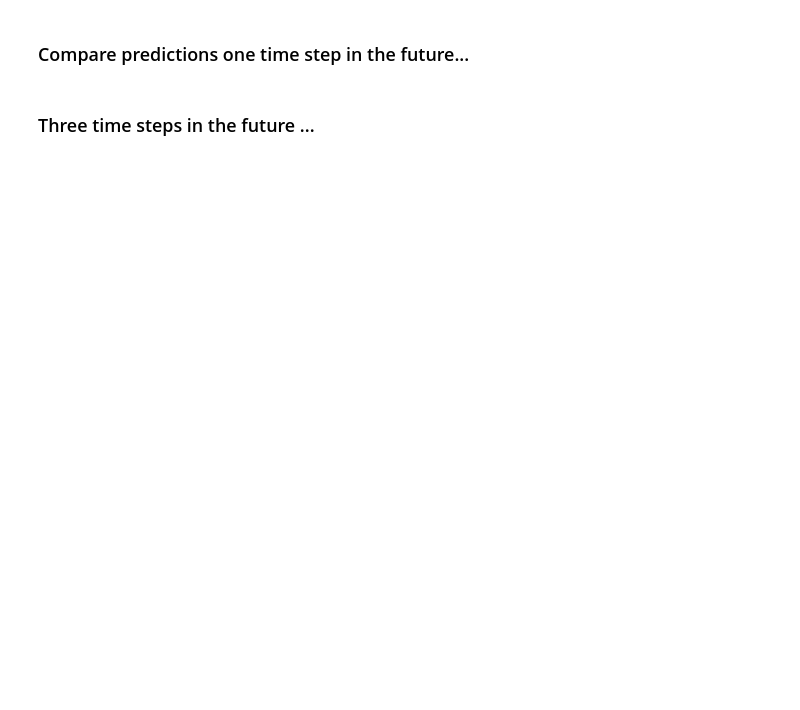
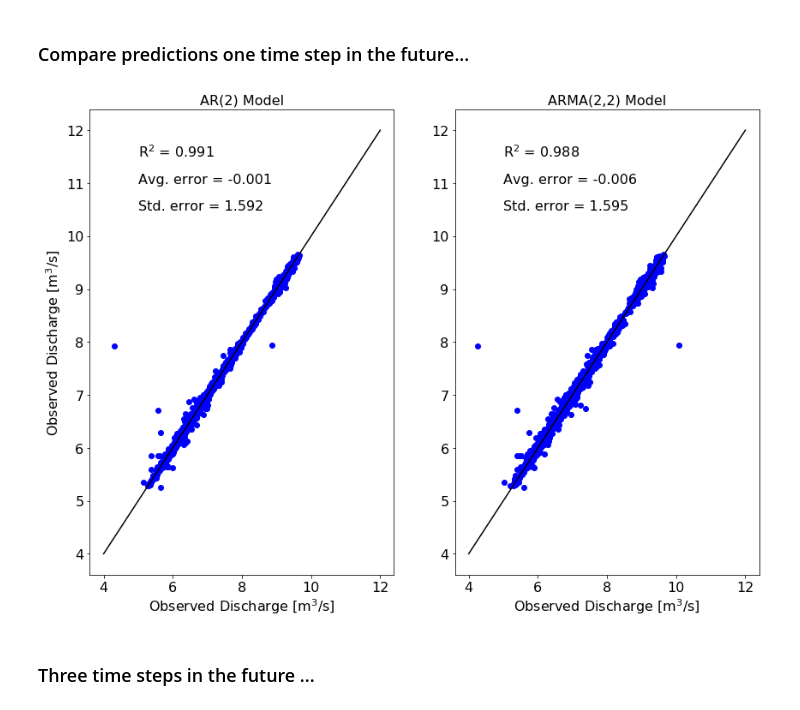
Before and after one commit to JakeGraham/Applied_Hydrologic_Modeling-, a Jupyter notebook: HW3/GRAHAM_GEOS_518_Problem_Set_3.ipynb, the cells around one changed output. Drawn from its saved outputs; the diff is of its cells as text; code cells hidden in the pictures; blank space fills up the shorter version.

```diff
--- a/HW3/GRAHAM_GEOS_518_Problem_Set_3.ipynb
+++ b/HW3/GRAHAM_GEOS_518_Problem_Set_3.ipynb
@@ -162,4 +163,43 @@ plt.show()
 # %% [markdown]
 ### Compare predictions one time step in the future...
+# %%
+# Compute the R^2 values for each prediction
+R2AR2 = np.corrcoef(DhatAR2.T, dtest.T)**2
+muAR2 = np.mean(DhatAR2 - dtest)
+stdAR2 = np.std(DhatAR2 - dtest)
+
+R2ARMA22  = np.corrcoef(DhatARMA22.T,dtest.T)**2
+muARMA22  = np.mean(DhatARMA22-dtest)
+stdARMA22 = np.std(DhatARMA22-dtest)
+
+
+# Plot the ARMA(1,1) and ARMA(2,2) model results
+plt.figure(figsize=(14,10))
+plt.subplot(121)
+plt.plot(DhatAR2,dtest,'bo')
+plt.plot([4, 12], [4, 12], 'k-')
+plt.title('AR(2) Model',fontsize=16)
+plt.ylabel('Observed Discharge [m${}^3$/s]',fontsize=16)
+plt.xlabel('Observed Discharge [m${}^3$/s]',fontsize=16)
+ax = plt.gca()
+ax.tick_params('both',labelsize=16)
+ax.annotate('R${}^2$ = %.3f'%R2AR2[0,1], xy=(5,11.5), fontsize=16)
+ax.annotate('Avg. error = %.3f'%muAR2, xy=(5,11), fontsize=16)
+ax.annotate('Std. error = %.3f'%stdAR2, xy=(5,10.5), fontsize=16)
+
+plt.subplot(122)
+plt.plot(DhatARMA22,dtest,'bo')
+plt.plot([4, 12], [4, 12], 'k-')
+plt.title('ARMA(2,2) Model',fontsize=16)
+plt.xlabel('Observed Discharge [m${}^3$/s]',fontsize=16)
+ax = plt.gca()
+ax.tick_params('both',labelsize=16)
+ax.annotate('R${}^2$ = %.3f'%R2ARMA22[0,1], xy=(5,11.5), fontsize=16)
+ax.annotate('Avg. error = %.3f'%muARMA22, xy=(5,11), fontsize=16)
+ax.annotate('Std. error = %.3f'%stdARMA22, xy=(5,10.5), fontsize=16)
+
+plt.show()
+# %% [output]
+[figure, added]
 # %% [markdown]
 ### Three time steps in the future ...
```
Also changed, not shown: parts of 6 cells of this notebook, 1 other file.
